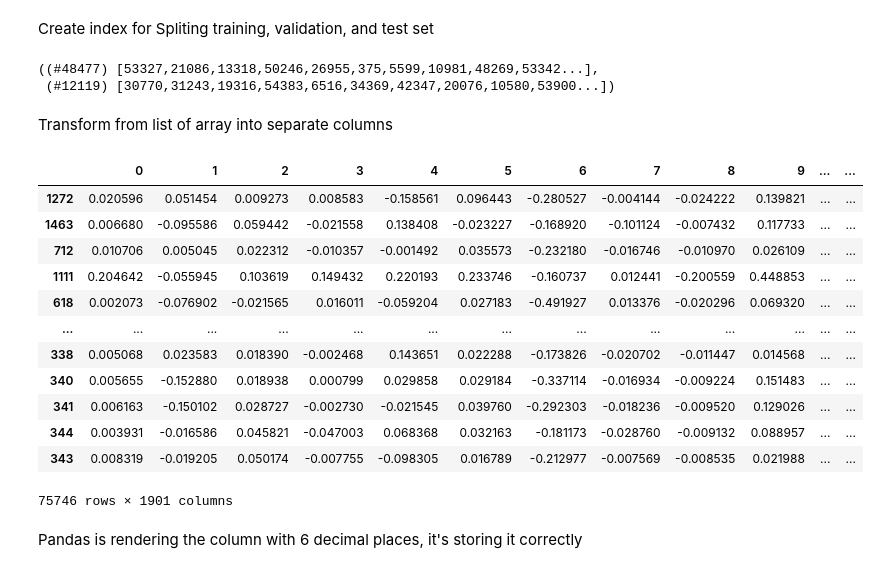
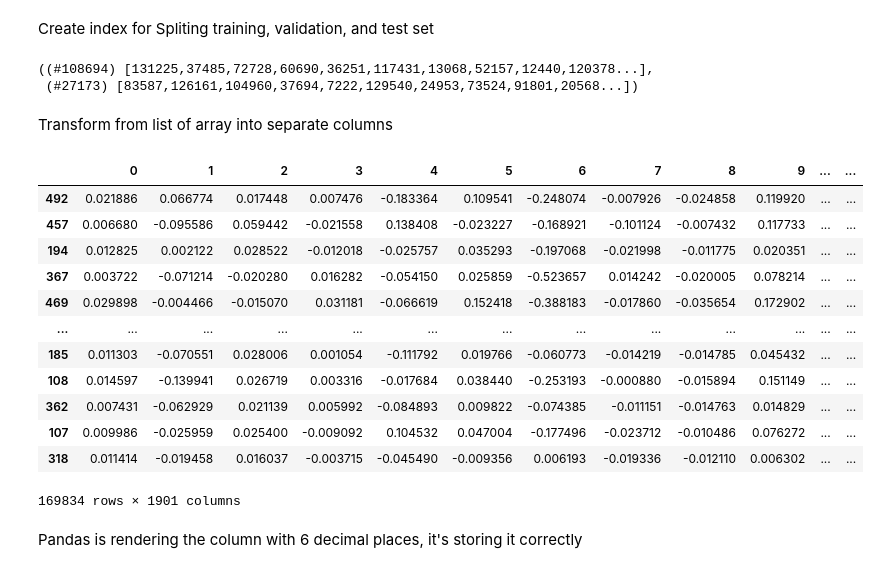
Before and after one commit to silenus092/AMPsDetector, a Jupyter notebook: Models/AMPsFastAI.ipynb, the cells around one changed output. Saved outputs shown, nothing was run; the diff lists cells and outputs as text; code cells hidden in the pictures.

```diff
--- a/Models/AMPsFastAI.ipynb
+++ b/Models/AMPsFastAI.ipynb
@@ -29,7 +29,7 @@ defaults.device = torch.device('cpu')
 # np.set_printoptions(threshold=np.inf)
 # %%
 import pickle5 as pickle
-with open( "/mnt/vdb/thesis/jax/AMPNonAMP.final.reps", 'rb') as file:
+with open( "/mnt/vdb/thesis/jax/AMPNonAMP.final.reps.recal", 'rb') as file:
     AMPs_df = pickle.load(file)
 # %%
 reps_columns =['0','1','2','3','4','5','6','7','8','9','10','11','12','13','14','15'
@@ -233,8 +247,8 @@ train_splits,test_splits = f(AMPs_df)
 splits = RandomSplitter(valid_pct=0.2)(range_of(train_splits))
 splits
 # %% [output]
-((#48477) [53327,21086,13318,50246,26955,375,5599,10981,48269,53342...],
- (#12119) [30770,31243,19316,54383,6516,34369,42347,20076,10580,53900...])
+((#108694) [131225,37485,72728,60690,36251,117431,13068,52157,12440,120378...],
+ (#27173) [83587,126161,104960,37694,7222,129540,24953,73524,91801,20568...])
 # %% [markdown]
 Transform from list of array into separate columns
 # %%
@@ -243,19 +257,19 @@ df =AMPs_df[["reps","class"]]
 # %%
  #df['reps'].apply(tuple).value_counts()
-df_new = df.reps.apply(pd.Series).astype(np.float64)
-df_new['class'] = df['class']
+df_new = AMPs_df[["reps","class"]].reps.apply(pd.Series).astype(np.float64)
+df_new['class'] = AMPs_df['class']
 df_new
 # %% [output]
 |  | 0 | 1 | 2 | 3 | 4 | 5 | 6 | 7 | 8 | 9 | ... | ... |
-| 1272 | 0.020596 | 0.051454 | 0.009273 | 0.008583 | -0.158561 | 0.096443 | -0.280527 | -0.004144 | -0.024222 | 0.139821 | ... | ... |
-| 1463 | 0.006680 | -0.095586 | 0.059442 | -0.021558 | 0.138408 | -0.023227 | -0.168920 | -0.101124 | -0.007432 | 0.117733 | ... | ... |
-| 712 | 0.010706 | 0.005045 | 0.022312 | -0.010357 | -0.001492 | 0.035573 | -0.232180 | -0.016746 | -0.010970 | 0.026109 | ... | ... |
-| 1111 | 0.204642 | -0.055945 | 0.103619 | 0.149432 | 0.220193 | 0.233746 | -0.160737 | 0.012441 | -0.200559 | 0.448853 | ... | ... |
-| 618 | 0.002073 | -0.076902 | -0.021565 | 0.016011 | -0.059204 | 0.027183 | -0.491927 | 0.013376 | -0.020296 | 0.069320 | ... | ... |
+| 492 | 0.021886 | 0.066774 | 0.017448 | 0.007476 | -0.183364 | 0.109541 | -0.248074 | -0.007926 | -0.024858 | 0.119920 | ... | ... |
+| 457 | 0.006680 | -0.095586 | 0.059442 | -0.021558 | 0.138408 | -0.023227 | -0.168921 | -0.101124 | -0.007432 | 0.117733 | ... | ... |
+| 194 | 0.012825 | 0.002122 | 0.028522 | -0.012018 | -0.025757 | 0.035293 | -0.197068 | -0.021998 | -0.011775 | 0.020351 | ... | ... |
+| 367 | 0.003722 | -0.071214 | -0.020280 | 0.016282 | -0.054150 | 0.025859 | -0.523657 | 0.014242 | -0.020005 | 0.078214 | ... | ... |
+| 469 | 0.029898 | -0.004466 | -0.015070 | 0.031181 | -0.066619 | 0.152418 | -0.388183 | -0.017860 | -0.035654 | 0.172902 | ... | ... |
 | ... | ... | ... | ... | ... | ... | ... | ... | ... | ... | ... | ... | ... |
-| 338 | 0.005068 | 0.023583 | 0.018390 | -0.002468 | 0.143651 | 0.022288 | -0.173826 | -0.020702 | -0.011447 | 0.014568 | ... | ... |
-| 340 | 0.005655 | -0.152880 | 0.018938 | 0.000799 | 0.029858 | 0.029184 | -0.337114 | -0.016934 | -0.009224 | 0.151483 | ... | ... |
-| 341 | 0.006163 | -0.150102 | 0.028727 | -0.002730 | -0.021545 | 0.039760 | -0.292303 | -0.018236 | -0.009520 | 0.129026 | ... | ... |
-| 344 | 0.003931 | -0.016586 | 0.045821 | -0.047003 | 0.068368 | 0.032163 | -0.181173 | -0.028760 | -0.009132 | 0.088957 | ... | ... |
-| 343 | 0.008319 | -0.019205 | 0.050174 | -0.007755 | -0.098305 | 0.016789 | -0.212977 | -0.007569 | -0.008535 | 0.021988 | ... | ... |
+| 185 | 0.011303 | -0.070551 | 0.028006 | 0.001054 | -0.111792 | 0.019766 | -0.060773 | -0.014219 | -0.014785 | 0.045432 | ... | ... |
+| 108 | 0.014597 | -0.139941 | 0.026719 | 0.003316 | -0.017684 | 0.038440 | -0.253193 | -0.000880 | -0.015894 | 0.151149 | ... | ... |
+| 362 | 0.007431 | -0.062929 | 0.021139 | 0.005992 | -0.084893 | 0.009822 | -0.074385 | -0.011151 | -0.014763 | 0.014829 | ... | ... |
+| 107 | 0.009986 | -0.025959 | 0.025400 | -0.009092 | 0.104532 | 0.047004 | -0.177496 | -0.023712 | -0.010486 | 0.076272 | ... | ... |
+| 318 | 0.011414 | -0.019458 | 0.016037 | -0.003715 | -0.045490 | -0.009356 | 0.006193 | -0.019336 | -0.012110 | 0.006302 | ... | ... |
-75746 rows × 1901 columns
+169834 rows × 1901 columns
```
Also changed, not shown: parts of 44 cells of this notebook, 26 other files.
